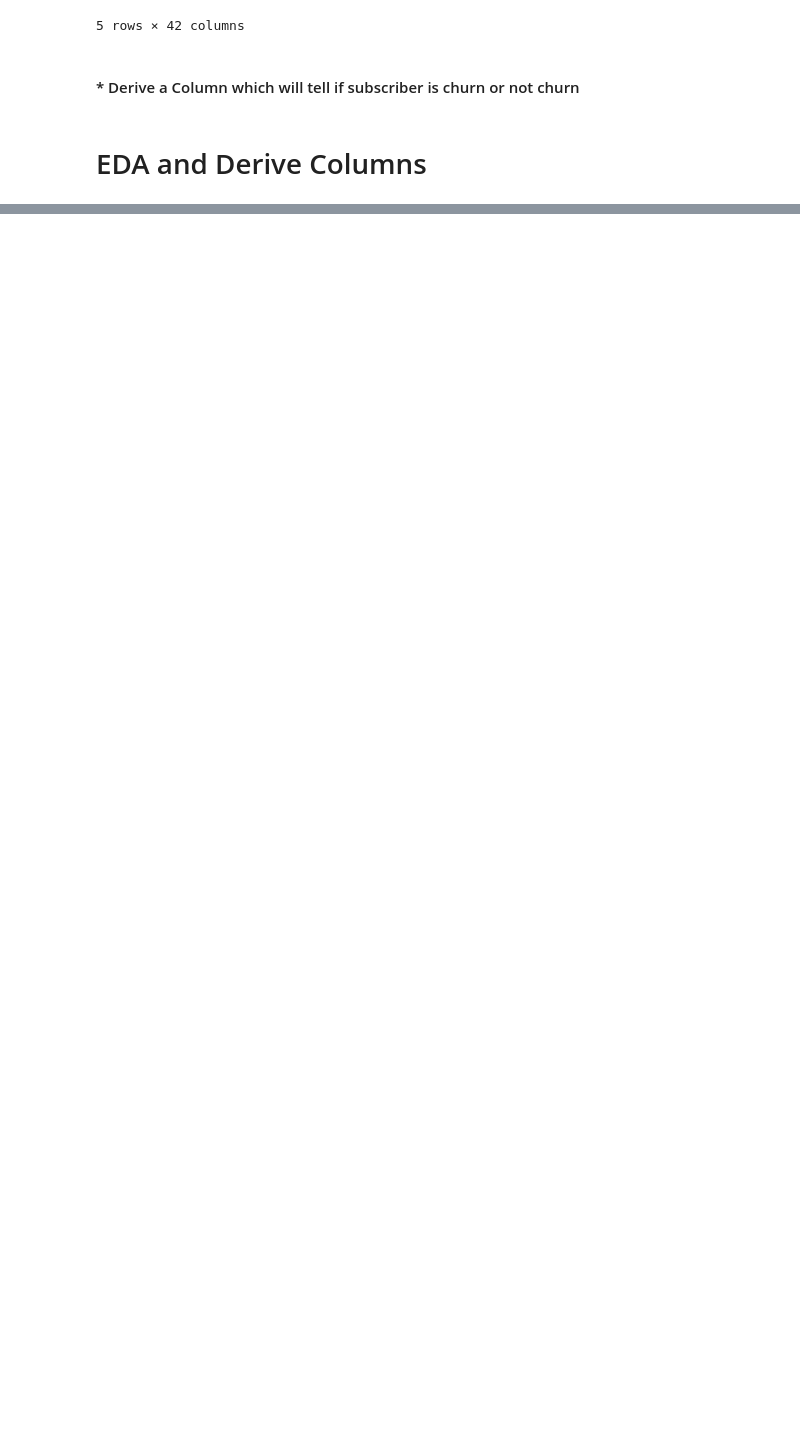
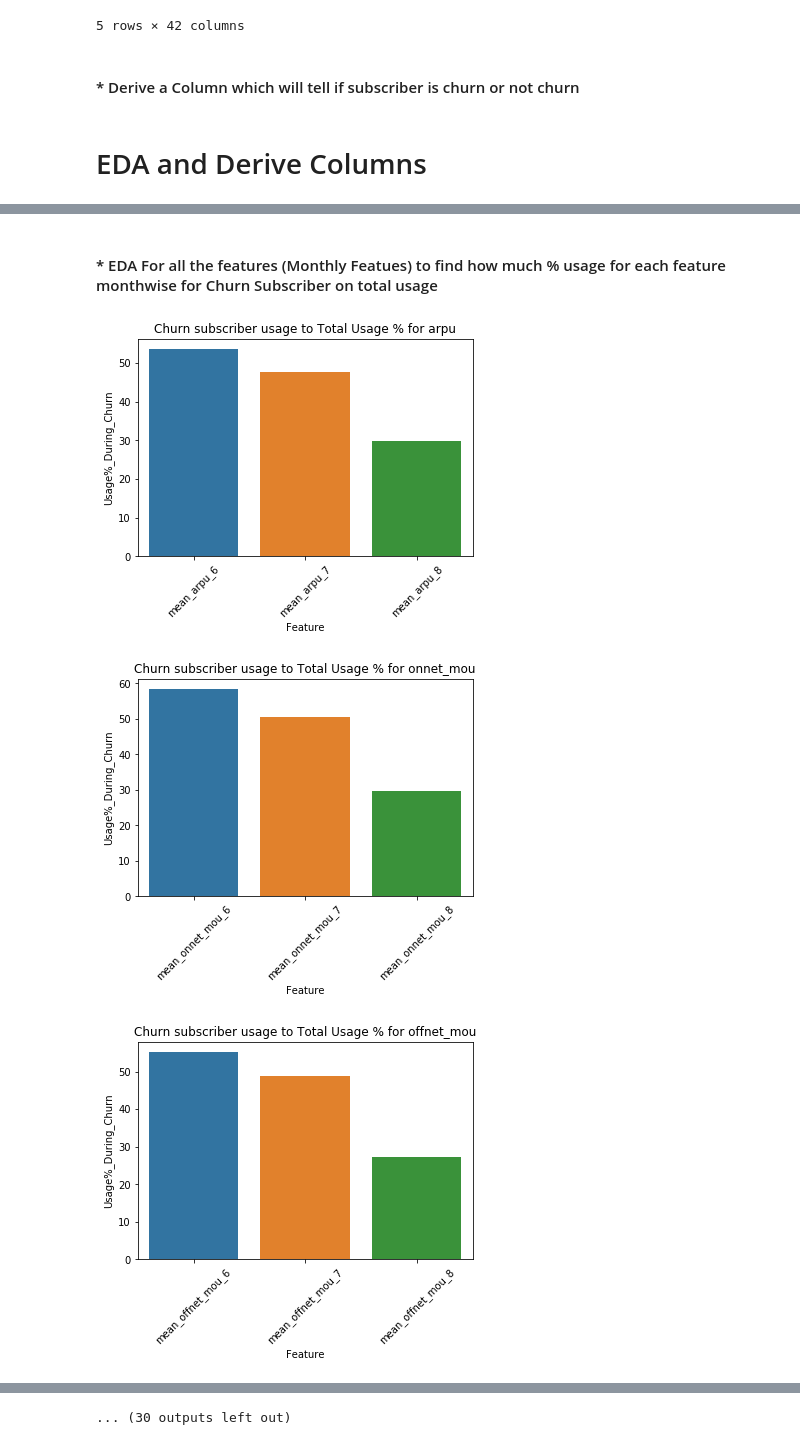
Before and after one commit to hrudaya21/Telecom_Churn_GroupAssignment, a Jupyter notebook: Individual_Analysis_Hrudaya.ipynb, the cells around one changed output, grey strips where cells are left out. Cells and saved outputs as stored; diff of their text form; code cells hidden in the pictures; blank space fills up the shorter version.

Commit message:
EDA Monthly Comparision of Features

```diff
--- a/Individual_Analysis_Hrudaya.ipynb
+++ b/Individual_Analysis_Hrudaya.ipynb
@@ -118,6 +118,41 @@ def plotCategoricalChurn_NotChurn(df, columnsList, flag = 0):
             plt.xlabel('churn', fontsize = 12)
             plt.show()
             X1.head()
+#Function to Show Howmuch % usage done for Churn Subscriber with respect to total usage on that month, for tht particular feature
+# e.g: arpu (Averag Revenue Per User) ==> How much is the average arpu for churn and non-churn subscriber in month 6 7 and 8.
+# Then check for churn subscriber how much % usage on total mean Usage in each month
+def churnSubscriberUsageChangePercentage():
+    for eachFeature in column_Month_6:
+        col = eachFeature
+        #col = featureCol
+        X1 = df.groupby(['churn'])[col].agg(['mean']).reset_index()
+        X1.rename(columns={'mean': "mean_"+col}, inplace=True)
+        if(col == 'jun_vbc_3g'):
+            col = 'jul_vbc_3g'
+        else:
+            col = col[:-1] + "7"
+        X2 = df.groupby(['churn'])[col].agg(['mean']).reset_index()
+        X2.rename(columns={'mean': "mean_"+col}, inplace=True)
+        if(col == 'jul_vbc_3g'):
+            col = 'aug_vbc_3g'
+        else:
+            col = col[:-1] + "8"
+        X3 = df.groupby(['churn'])[col].agg(['mean']).reset_index()
+        X3.rename(columns={'mean': "mean_"+col}, inplace=True)
+
+        X1 = pd.merge(X1, X2, on = ['churn'])
+        X1 = pd.merge(X1,X3, on = ['churn'])
+        X1.head()
+        X1 = X1.transpose().reset_index()
+        X1 = X1.loc[1:]
+        X1.columns = ['Feature', 'Not-Churn', 'Churn']
+        X1.head()
+        X1['Usage%_During_Churn'] = round((X1['Churn']/(X1['Not-Churn'] + X1['Churn']))*100,2)
+        X1.head()
+        p = sns.barplot(x='Feature', y='Usage%_During_Churn', data=X1)
+        p.set_xticklabels(p.get_xticklabels(),rotation=45)
+        plt.title('Churn subscriber usage to Total Usage % for {}'.format(col[:-2]))
+        plt.show()
 # %% [markdown]
 # Basic Data Analysis and Null Value Imputation
 # %%
@@ -492,0 +468,8 @@ loc_og_t2t_mou_goodPeriod_Avg
+# %% [markdown]
+#### * EDA For all the features (Monthly Featues) to find how much % usage for each feature monthwise for Churn Subscriber on total usage
+# %%
+churnSubscriberUsageChangePercentage()
+# %% [output]
+[figure, added]
+[figure, added]
+[figure, added]
@@ -492,0 +485 @@ loc_og_t2t_mou_goodPeriod_Avg
+... (30 outputs left out)
```
Also changed, not shown: parts of 16 cells of this notebook.
